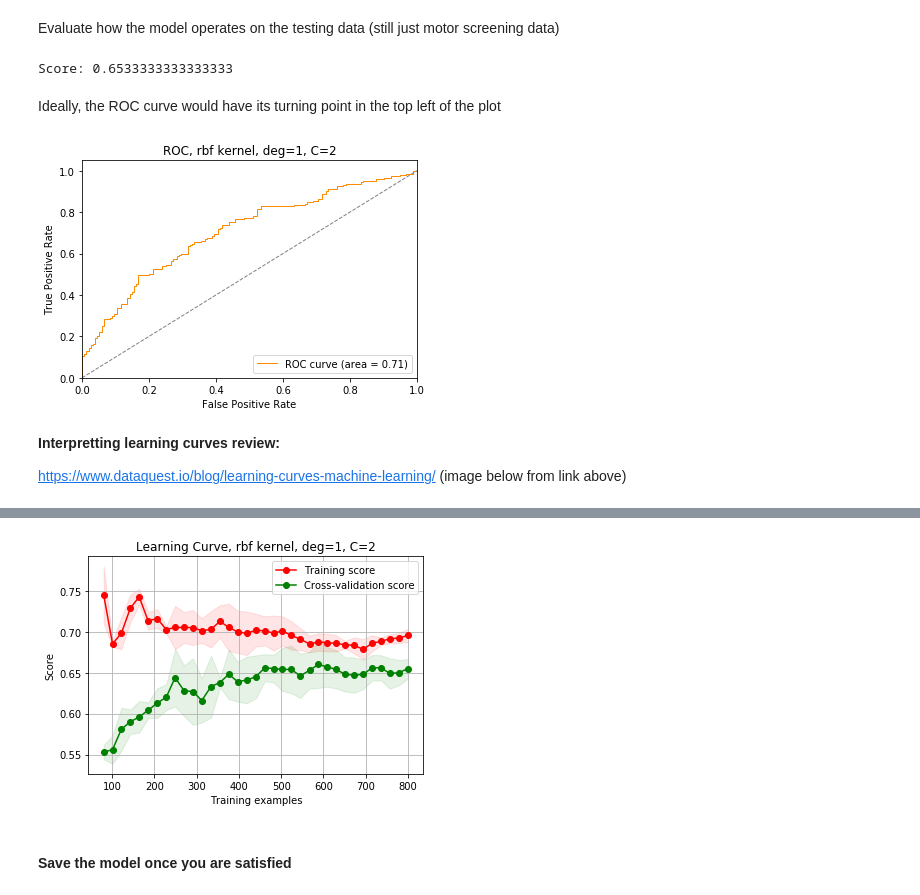
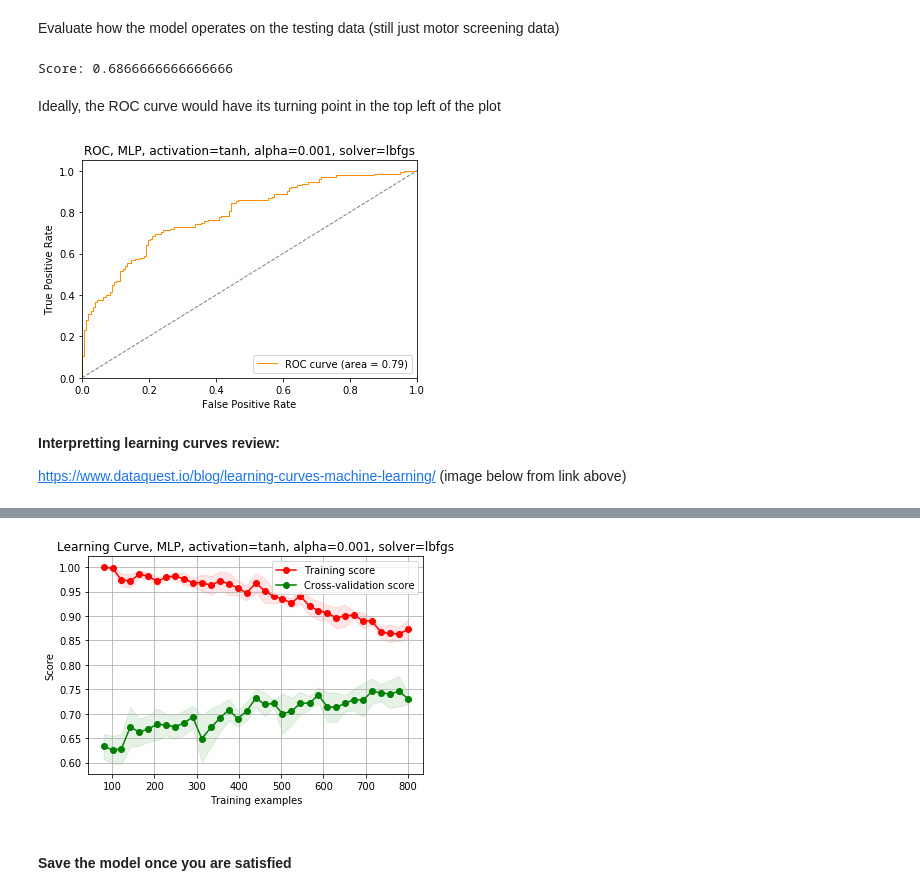
Before and after one commit to lpjiang97/EEG-CoAdaptation, a Jupyter notebook: Analysis/Simulate_Everything_with_Different_Models.ipynb, the cells around one changed output, grey strips where cells are left out. Saved outputs shown, nothing was run; the diff lists cells and outputs as text; code cells hidden in the pictures.

Commit message:
Better simulation and correct baseline normalization

```diff
--- a/Analysis/Simulate_Everything_with_Different_Models.ipynb
+++ b/Analysis/Simulate_Everything_with_Different_Models.ipynb
@@ -36,13 +36,15 @@ import os
 # Set Your Variables
 Define which subject's data you are going to use to simulate performance (be sure to make sure the subject_group and session_number are correct)
 # %%
-subjID = '5ea9e5'
-subject_group = 1
-session_number = 1
+subjID = '9d4921'
+subject_group = 2
+session_number = 2
 EEGdevice = 8
 
 # model_type will be used to name/organize all files associated with whatever you run here
-model_type = 'SVM01'
+# don't use the word 'original' here
+model_type = 'experimental'
+isSVM = False # use this to switch what model paremeter info is displayed in plots
 # %% [markdown]
 Create all the directories things might be saved in
 # %%
@@ -215,7 +217,7 @@ def EpochData(EEGdata, t_trial_start, t_trial_end):
         baseline = EEGdata.loc[tb_start:tb_end][channels]
 
         # Store epoch
-        tmp = (EEGdata.loc[t_start:t_end][channels] - np.mean(baseline))/np.std(baseline)
+        tmp = (EEGdata.loc[t_start:t_end][channels] - np.mean(baseline,0))/np.std(baseline,0)
         epochs_norm.append(tmp)
         epochs.append(EEGdata.loc[t_start:t_end][channels])
 
@@ -294,10 +296,10 @@ def ExtractFeatures(epochs, num_of_trials, channelsToUse, ds_factor):
 
         for trial in range(0, num_of_trials):
             f, Pxx_den = signal.welch(signal.decimate(epochs[trial][chanOfInt],ds_f), fs/ds_f, scaling='spectrum')
-            alpha_idx = np.where(np.logical_and(np.round(f) > 8, np.round(f) <= 12))
+            alpha_idx = np.where(np.logical_and(np.round(f) >= 8, np.round(f) <= 12))
             tmp_alpha.append(np.sum(Pxx_den[alpha_idx]))
 
-            beta_idx = np.where(np.logical_and(np.round(f) > 13, np.round(f) <= 30))
+            beta_idx = np.where(np.logical_and(np.round(f) >= 13, np.round(f) <= 30))
             tmp_beta.append(np.sum(Pxx_den[beta_idx]))
 
         alpha_power[chanOfInt] = tmp_alpha
@@ -364,7 +366,7 @@ epochs_cut, trial_type_cut, num_of_trials_cut = CutEpochs(epochs_norm, fs, trial
 
 # Get signal features
 alpha_power, beta_power = ExtractFeatures(epochs_cut, num_of_trials_cut, ['C3','C4'], 1)
-motor_features = [alpha_power['C3'], alpha_power['C4'], beta_power['C3'], beta_power['C4']]
+motor_features = [alpha_power['C3'], beta_power['C3'], alpha_power['C4'], beta_power['C4']]
 motor_features = np.transpose(motor_features)
 # %% [output]
 Skipping N/A
@@ -433,12 +437,16 @@ Evaluate how the model operates on the testing data (still just motor screening
 # %%
 print('Score: ' + str(clf.score(X_test, y_test)))
 # %% [output]
-Score: 0.6533333333333333
+Score: 0.6866666666666666
 # %% [markdown]
 Ideally, the ROC curve would have its turning point in the top left of the plot
 # %%
 # Get values
-y_score = clf.fit(X_train, y_train).decision_function(X_test)
+if isSVM is True:
+    y_score = clf.fit(X_train, y_train).decision_function(X_test)
+else:
+    y_score = clf.predict_proba(X_test)
+    y_score = y_score[:,1]
 fpr, tpr, _ = roc_curve(y_test.ravel(), y_score.ravel())
 roc_auc = auc(fpr, tpr)
 
@@ -452,13 +460,16 @@ plt.xlim([0.0, 1.0])
 plt.ylim([0.0, 1.05])
 plt.xlabel('False Positive Rate')
 plt.ylabel('True Positive Rate')
-plt.title('ROC, ' + clf.kernel + ' kernel, deg=' + str(clf.degree) + ', C=' + str(clf.C))
+if isSVM is True:
+    plt.title('ROC, ' + clf.kernel + ' kernel, deg=' + str(clf.degree) + ', C=' + str(clf.C))
+else:
+    plt.title('ROC, MLP, activation=' + str(clf.activation) + ', alpha=' + str(clf.alpha) + ', solver=' + str(clf.solver))
 lgd = plt.legend(loc="lower right")
 plt.show()
 fig.savefig('Figures/' + subjID + '/' + model_type + '/' + subjID + '_ROC_' + model_type + '_Session-' + str(session_number)
                 + '.png', bbox_extra_artists=(lgd,))
 # %% [output]
-[figure, old version]
+[figure, new version]
 # %% [markdown]
 **Interpretting learning curves review:**
 
@@ -471,31 +482,34 @@ https://www.dataquest.io/blog/learning-curves-machine-learning/
 # %%
 fig = plt.figure()
 plt.xlabel("Training examples")
 plt.ylabel("Score")
 train_sizes = np.linspace(0.1, 1, num=35)
 train_sizes, train_scores, test_scores = learning_curve(clf, X_balanced, y_balanced,
                                                         train_sizes=train_sizes, cv=5)
 train_scores_mean = np.mean(train_scores, axis=1)
 train_scores_std = np.std(train_scores, axis=1)
 test_scores_mean = np.mean(test_scores, axis=1)
 test_scores_std = np.std(test_scores, axis=1)
 plt.grid()
 
 plt.fill_between(train_sizes, train_scores_mean - train_scores_std,
                  train_scores_mean + train_scores_std, alpha=0.1,
                  color="r")
 plt.fill_between(train_sizes, test_scores_mean - test_scores_std,
                  test_scores_mean + test_scores_std, alpha=0.1, color="g")
 plt.plot(train_sizes, train_scores_mean, 'o-', color="r",
          label="Training score")
 plt.plot(train_sizes, test_scores_mean, 'o-', color="g",
          label="Cross-validation score")
 
 plt.legend(loc="best")
-plt.title('Learning Curve, ' + clf.kernel + ' kernel, deg=' + str(clf.degree) + ', C=' + str(clf.C))
+if isSVM is True:
+    plt.title('Learning Curve, ' + clf.kernel + ' kernel, deg=' + str(clf.degree) + ', C=' + str(clf.C))
+else:
+    plt.title('Learning Curve, MLP, activation=' + str(clf.activation) + ', alpha=' + str(clf.alpha) + ', solver=' + str(clf.solver))
 fig.savefig('Figures/' + subjID + '/' + model_type + '/' + subjID + '_Learning-Curve_' + model_type + '_Session-'
             + str(session_number) + '.png', bbox_extra_artists=(lgd,))
 # %% [output]
-[figure, old version]
+[figure, new version]
 # %% [markdown]
 #### Save the model once you are satisfied
```
Also changed, not shown: parts of 10 cells of this notebook, 5 other files.
